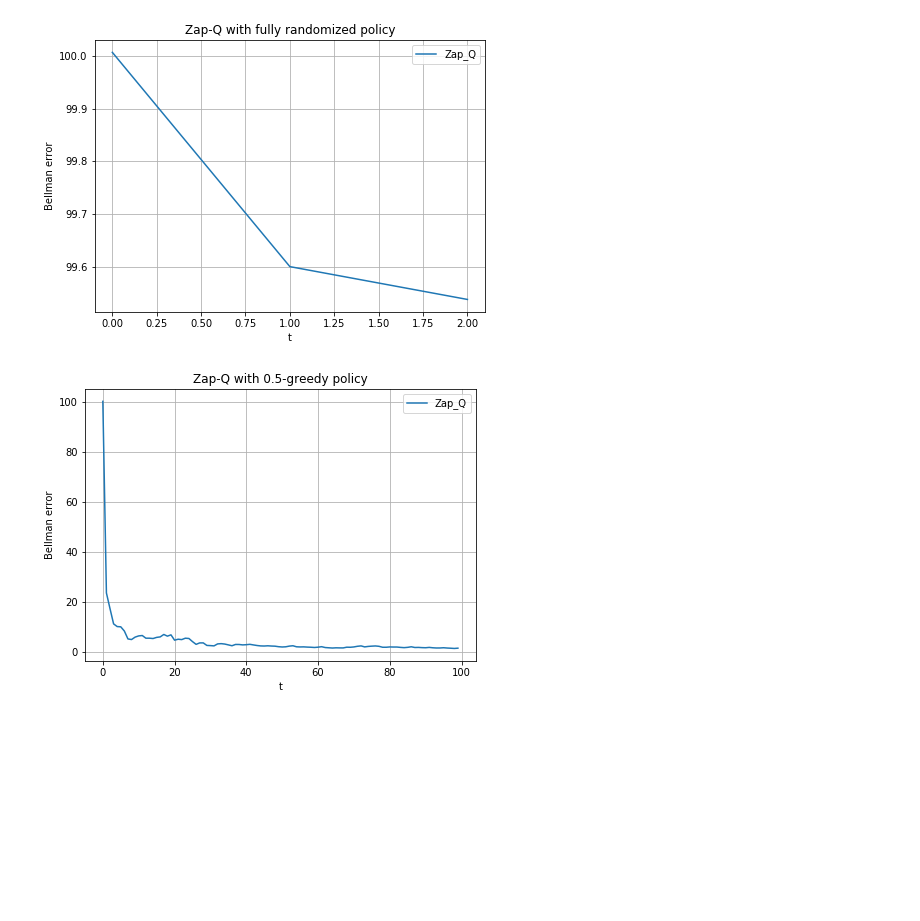
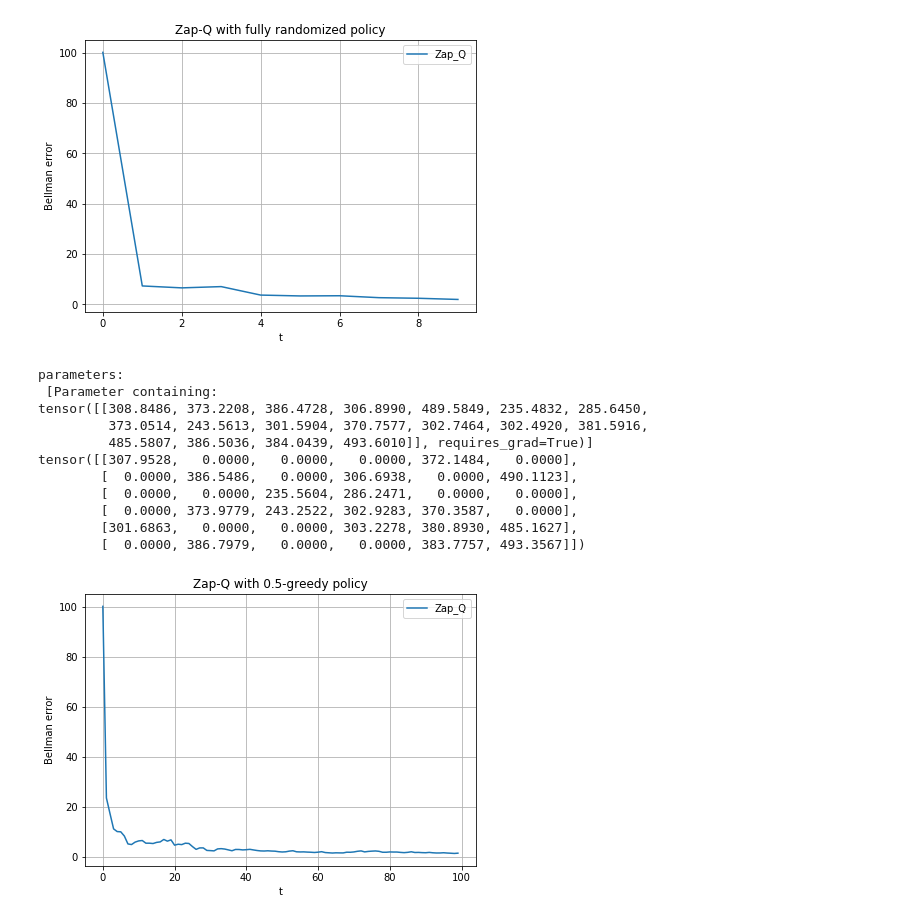
Before and after one commit to TheoMoins/IFT6085-Project, a Jupyter notebook: Experiments_Deep_Version.ipynb, the cells around one changed output. Drawn from its saved outputs; the diff is of its cells as text; code cells hidden in the pictures; blank space fills up the shorter version.

```diff
--- a/Experiments_Deep_Version.ipynb
+++ b/Experiments_Deep_Version.ipynb
@@ -164,31 +164,35 @@ class Q_function(nn.Module):
         return self.fc(x)
 
     def update_A_hat(self, A_hat, gammat, psixtat, psixtp1_OptAct, beta):
+        #print('UPDATE A_HAT. beta:', beta, ', gammat: ', gammat)
+        #print('psixtat:\n',psixtat)
+        #print('psixtp1_OptAct:\n', psixtp1_OptAct)
+        #print('initial A_Hat:\n', A_hat)
         giga_tensor = torch.Tensor()
         for f in self.parameters():
             self.zero_grad()
             forward1 = self.forward(psixtat)
             forward1.backward()
-            grad1 = f.grad
-
+            grad1 = copy.deepcopy(f.grad)
+            #print('grad1:\n', grad1)
             self.zero_grad()
             forward2 = self.forward(psixtp1_OptAct)
             forward2.backward()
-            grad2 = f.grad
+            grad2 = copy.deepcopy(f.grad)
+            #print('grad2:\n', grad2)
+            #print('grad1:\n', grad1)
 
-            giga_tensor = torch.cat((giga_tensor, (-grad1 + beta*grad2).view(-1)))
+            #print('-1 * grad1:\n', -1 * grad1)
+            #print('beta * grad2:\n', beta * grad2)
+            res = (-1 * grad1) + (beta * grad2)
+            #print('res:\n', res)
+            giga_tensor = torch.cat((giga_tensor, res.view(-1)))
 
+        #print('giga_tensor:\n', giga_tensor)
         A = torch.ger(psixtat, giga_tensor)
-
-#         print("A")
-#         print(A)
-#         print("\n A CHAPEAU")
-#         print(A_hat)
-#         print("\n GAMMA")
-#         print(gammat)
-#         A_hat = A_hat + gammat*(A - A_hat)
-#         print("\n NOUVEAU A CHAPEAU")
-#         print(A_hat)
+        #print('A:\n', A)
+        A_hat = A_hat + gammat*(A - A_hat)
+        #print('New A_Hat:\n', A_hat)
 
         return A_hat
 
@@ -248,17 +252,19 @@ def Zap_Q(xStart = 4, # start state
             epsilon = policyRandomness
         # ChooseAction will return the random action chosen in the current state AND the next state
         #xtp1at_m = ChooseAction(xt,noise,Qfun_ZapQ)
+        #print('--- \n Initial state: ', xt)
         at = epsilon_greedy_policy(xt,
                                    R,
                                    Qfun_ZapQ,
                                    epsilon=epsilon,
                                    environmentAwareness=policyEnvironmentAwareness)
+        #print('action: ', at)
         xtp1, _ = take_action(xt,
                               at,
                               R,
                               environmentAwareness=environmentEnvironmentAwareness,
                               randomness=environmentRandomness)
-
+        #print('new state: ', xtp1)
 
         # Defining the stepsizes:
         alphat = 1./(t+2); # stepsize for parameter recursion
@@ -335,26 +341,37 @@ def Zap_Q(xStart = 4, # start state
                 live_plot(dataplot, title=plotTitle, ylabel='Bellman error', xlabel='t')
 
             # End of calculating Bellman Error
-    if not livePlot:
-        live_plot(dataplot, title=plotTitle, ylabel='Bellman error', xlabel='t')
-    print(list(Q.parameters()))
+    #if not livePlot:
+    #    live_plot(dataplot, title=plotTitle, ylabel='Bellman error', xlabel='t')
+    print('parameters:\n', list(Q.parameters()))
     return Qfun_ZapQ
 # %%
 Q = Zap_Q(xStart = 4, # start state
           beta = 0.8, # Discount factor
           rho = 0.85, # Stepsize \gamma_n = (1/n)^\rhot_step=1000
           policyEnvironmentAwareness=True, # policy won't take impossible actions if True
           environmentEnvironmentAwareness=True, # environment will only return possible actions in case of failure if True
           policyRandomness=1,
           environmentRandomness=0.2,
-          T=100000, # Number of iterations for learning (number of data samples we observe)
+          T=10000, # Number of iterations for learning (number of data samples we observe)
           t_step=1000, #This is how often I want to store the data (Bellman error)
           livePlot = True,
           plotTitle='Zap-Q with fully randomized policy')
 
 print(Q)
 # %% [output]
-[figure, old version]
+[figure, new version]
+parameters:
+ [Parameter containing:
+tensor([[308.8486, 373.2208, 386.4728, 306.8990, 489.5849, 235.4832, 285.6450,
+         373.0514, 243.5613, 301.5904, 370.7577, 302.7464, 302.4920, 381.5916,
+         485.5807, 386.5036, 384.0439, 493.6010]], requires_grad=True)]
+tensor([[307.9528,   0.0000,   0.0000,   0.0000, 372.1484,   0.0000],
+        [  0.0000, 386.5486,   0.0000, 306.6938,   0.0000, 490.1123],
+        [  0.0000,   0.0000, 235.5604, 286.2471,   0.0000,   0.0000],
+        [  0.0000, 373.9779, 243.2522, 302.9283, 370.3587,   0.0000],
+        [301.6863,   0.0000,   0.0000, 303.2278, 380.8930, 485.1627],
+        [  0.0000, 386.7979,   0.0000,   0.0000, 383.7757, 493.3567]])
 # %%
 Q = Zap_Q(xStart = 4, # start state
           beta = 0.8, # Discount factor
```
